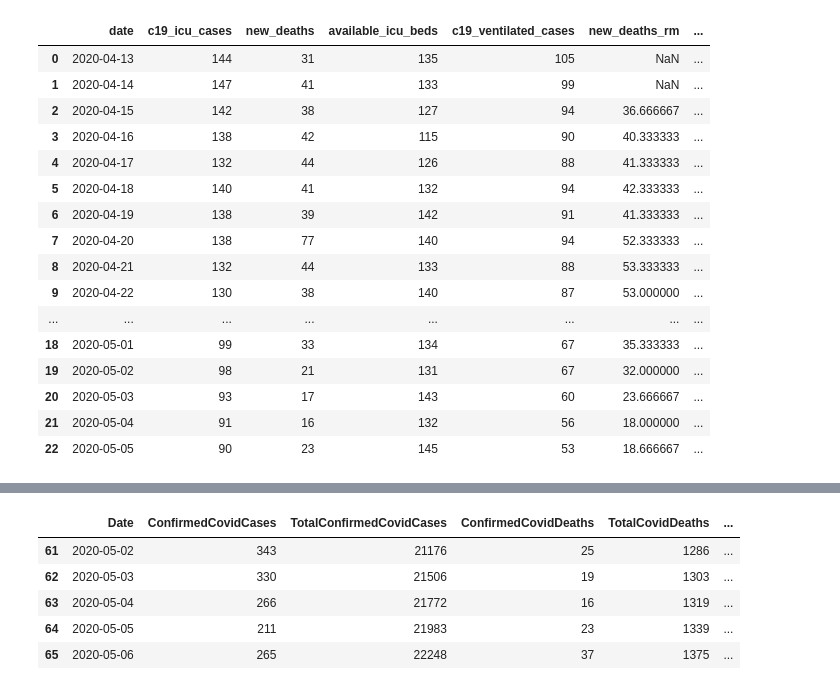
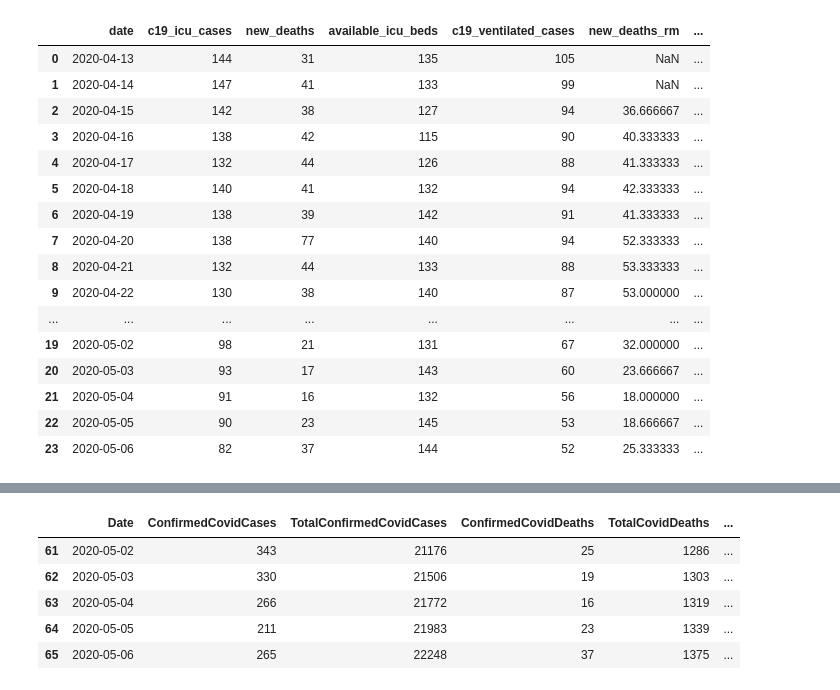
Before and after one commit to davidrelihan/ireland_covid19_analysis, a Jupyter notebook: ireland_c19_analysis.ipynb, the cells around one changed output, grey strips where cells are left out. Cells and saved outputs as stored; diff of their text form; code cells hidden in the pictures.

```diff
--- a/ireland_c19_analysis.ipynb
+++ b/ireland_c19_analysis.ipynb
@@ -1,36 +1,36 @@
 # %%
 import pandas as pd
 import matplotlib.pyplot as plt
 import matplotlib.dates as mdates
 
 df = pd.read_excel("data/ireland_hospital_c19_stats.xlsx", sheet_name=0)
 
 #add rolling mean
 df["new_deaths_rm"] = df["new_deaths"].rolling(3).mean()
 df["c19_icu_cases_rm"] = df["c19_icu_cases"].rolling(3).mean()
 df["c19_ventilated_cases_rm"] = df["c19_ventilated_cases"].rolling(3).mean()
 df["available_icu_beds_rm"] = df["available_icu_beds"].rolling(3).mean()
 
-df = df[0:23]
+df = df[0:24]
 df
 # %% [output]
 |  | date | c19_icu_cases | new_deaths | available_icu_beds | c19_ventilated_cases | new_deaths_rm | ... |
 | 0 | 2020-04-13 | 144 | 31 | 135 | 105 | NaN | ... |
 | 1 | 2020-04-14 | 147 | 41 | 133 | 99 | NaN | ... |
 | 2 | 2020-04-15 | 142 | 38 | 127 | 94 | 36.666667 | ... |
 | 3 | 2020-04-16 | 138 | 42 | 115 | 90 | 40.333333 | ... |
 | 4 | 2020-04-17 | 132 | 44 | 126 | 88 | 41.333333 | ... |
 | 5 | 2020-04-18 | 140 | 41 | 132 | 94 | 42.333333 | ... |
 | 6 | 2020-04-19 | 138 | 39 | 142 | 91 | 41.333333 | ... |
 | 7 | 2020-04-20 | 138 | 77 | 140 | 94 | 52.333333 | ... |
 | 8 | 2020-04-21 | 132 | 44 | 133 | 88 | 53.333333 | ... |
 | 9 | 2020-04-22 | 130 | 38 | 140 | 87 | 53.000000 | ... |
 | ... | ... | ... | ... | ... | ... | ... | ... |
-| 18 | 2020-05-01 | 99 | 33 | 134 | 67 | 35.333333 | ... |
 | 19 | 2020-05-02 | 98 | 21 | 131 | 67 | 32.000000 | ... |
 | 20 | 2020-05-03 | 93 | 17 | 143 | 60 | 23.666667 | ... |
 | 21 | 2020-05-04 | 91 | 16 | 132 | 56 | 18.000000 | ... |
 | 22 | 2020-05-05 | 90 | 23 | 145 | 53 | 18.666667 | ... |
+| 23 | 2020-05-06 | 82 | 37 | 144 | 52 | 25.333333 | ... |
 # %%
 # ICU Cases vs Deaths
 x = df['date']
```
Also changed, not shown: parts of 3 cells of this notebook, 1 other file.
